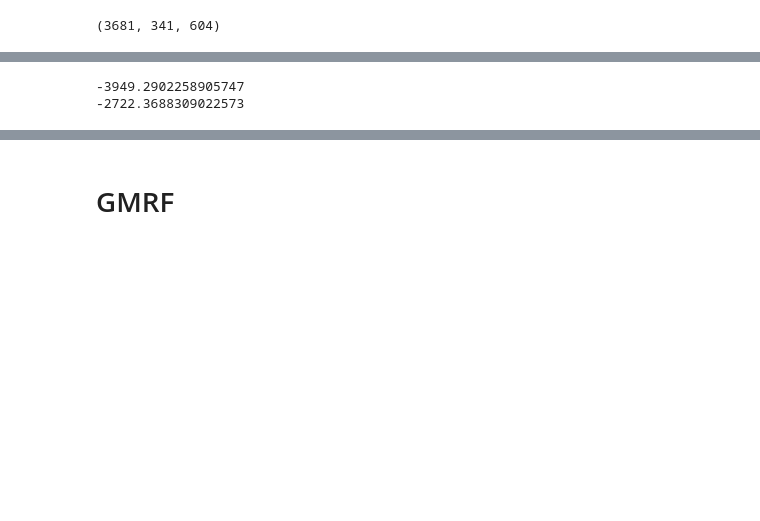
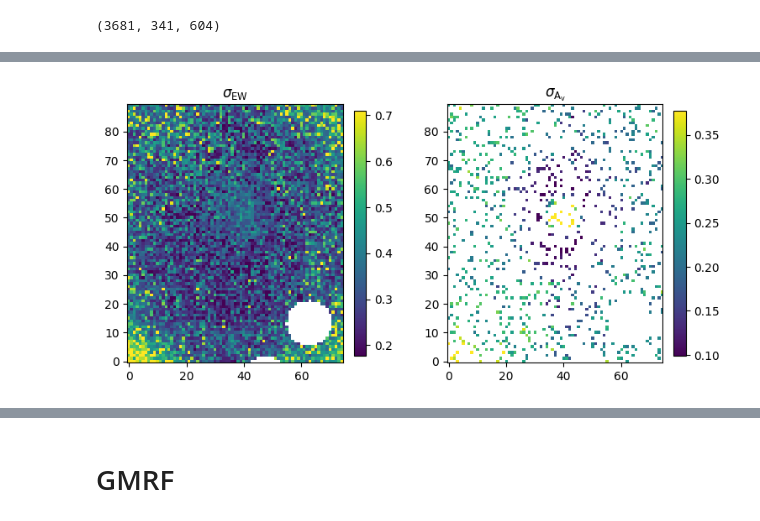
Before and after one commit to rita-png/extinction-ifs, a Jupyter notebook: host-galaxy/GPimage.ipynb, the cells around one changed output, grey strips where cells are left out. Saved outputs shown, nothing was run; the diff lists cells and outputs as text; code cells hidden in the pictures; blank space fills up the shorter version.

```diff
--- a/host-galaxy/GPimage.ipynb
+++ b/host-galaxy/GPimage.ipynb
@@ -65,3 +70,21 @@ plt.show()
+# %%
+# PLOT UNCERTAINTIES
+
+## Now compare new images
+fig, axs = plt.subplots(1, 2, figsize=(9, 4))
+lo,up = np.nanpercentile(ew_err_map,2),np.nanpercentile(ew_err_map,98)
+im0=axs[0].imshow(ew_err_map,origin='lower', clim=(lo, up))
+axs[0].set_title('$\sigma_{\mathrm{EW}}$');
+fig.colorbar(im0, ax=axs[0], fraction=0.046, pad=0.04)
+
+lo,up = np.nanpercentile(Av_err_map,2),np.nanpercentile(Av_err_map,98)
+im1=axs[1].imshow(Av_err_map,origin='lower', clim=(lo, up))
+axs[1].set_title('$\sigma_{\mathrm{A_v}}$');
+fig.colorbar(im1, ax=axs[1], fraction=0.046, pad=0.04)
+
+plt.savefig("uncertainties_map.pdf", bbox_inches='tight')
+# %% [output]
+[figure, added]
 # %%
 ## Function to take out (=nan) a given percentage randomly of the image
 def perc_img(img,perc):
@@ -95,27 +175,8 @@ gp.compute(xygp[wtrain])
 # %%
-## Optimize solution
+## Obtain an image with certain percentage for EW
+perc = 0.4
+navg = perc_img(ew_map,perc)
+mu_ew,var_ew = gaussian_process(navg,ew_err_map,mask=cropped_mask)
 
-# Define the objective function (negative log-likelihood in this case).
-def nll(p):
-    gp.set_parameter_vector(p)
-    ll = gp.log_likelihood(navggp[wtrain], quiet=True)
-    return -ll if np.isfinite(ll) else 1e25
-
-# And the gradient of the objective function.
-def grad_nll(p):
-    gp.set_parameter_vector(p)
-    return -gp.grad_log_likelihood(navggp[wtrain], quiet=True)
-
-# Print the initial ln-likelihood.
-print(gp.log_likelihood(navggp[wtrain]))
-
-# Run the optimization routine.
-p0 = gp.get_parameter_vector()
-results = op.minimize(nll, p0, jac=grad_nll, method="L-BFGS-B")
-
-# Update the kernel and print the final log-likelihood.
-gp.set_parameter_vector(results.x)
-print(gp.log_likelihood(navggp[wtrain]))
+#chi2_ew, chi2_reduced_ew = compute_chi2(mu_ew, ew_map, ew_err_map)
+#print("EW: chi2 is", chi2_ew, " reduced chi2 is", chi2_reduced_ew)
-# %% [output]
--3949.2902258905747
--2722.3688309022573
```
Also changed, not shown: parts of 25 cells of this notebook.
